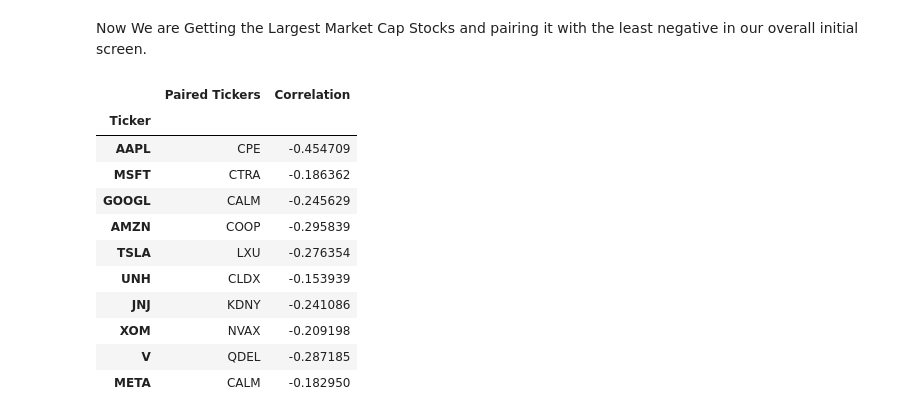
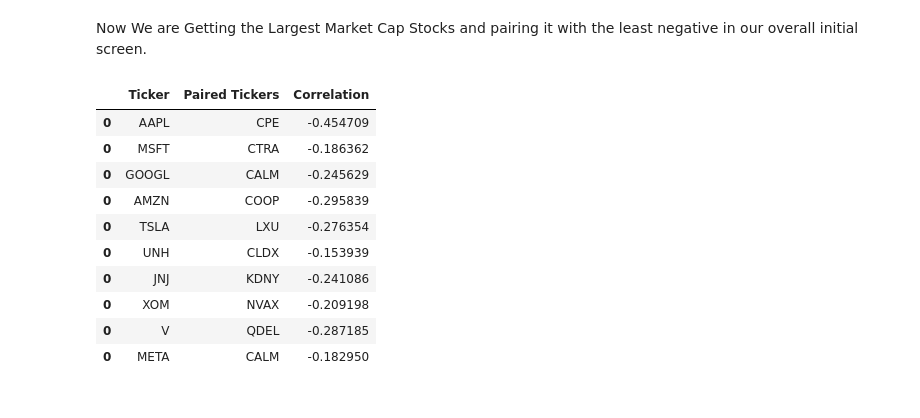
Before and after one commit to ts7even/not_ltcm, a Jupyter notebook: not_ltcm.ipynb, the cells around one changed output. Saved outputs shown, nothing was run; the diff lists cells and outputs as text; code cells hidden in the pictures.

```diff
--- a/not_ltcm.ipynb
+++ b/not_ltcm.ipynb
@@ -238,22 +225,21 @@ Now We are Getting the Largest Market Cap Stocks and pairing it with the least n
 # %%
 lowest_correlation = pd.DataFrame()
 for ticker in ticker_list_of_largest_market_cap:
     lowest_correlation = pd.concat([lowest_correlation,
      pd.DataFrame({'Ticker': [ticker], 'Paired Tickers': [correlation_of_log_returns[ticker].nsmallest(2).index[1]],
      'Correlation': [correlation_of_log_returns[ticker].nsmallest(2)[1]]})])
-lowest_correlation = lowest_correlation.set_index('Ticker')
+large_mkcap_lowest_correlation = lowest_correlation
 average_correlation = lowest_correlation['Correlation'].mean()
-lowest_correlation.head(10)
+large_mkcap_lowest_correlation.head(10)
 # %% [output]
-|  | Paired Tickers | Correlation |
-| Ticker |  |  |
-| AAPL | CPE | -0.454709 |
-| MSFT | CTRA | -0.186362 |
-| GOOGL | CALM | -0.245629 |
-| AMZN | COOP | -0.295839 |
-| TSLA | LXU | -0.276354 |
-| UNH | CLDX | -0.153939 |
-| JNJ | KDNY | -0.241086 |
-| XOM | NVAX | -0.209198 |
-| V | QDEL | -0.287185 |
-| META | CALM | -0.182950 |
+|  | Ticker | Paired Tickers | Correlation |
+| 0 | AAPL | CPE | -0.454709 |
+| 0 | MSFT | CTRA | -0.186362 |
+| 0 | GOOGL | CALM | -0.245629 |
+| 0 | AMZN | COOP | -0.295839 |
+| 0 | TSLA | LXU | -0.276354 |
+| 0 | UNH | CLDX | -0.153939 |
+| 0 | JNJ | KDNY | -0.241086 |
+| 0 | XOM | NVAX | -0.209198 |
+| 0 | V | QDEL | -0.287185 |
+| 0 | META | CALM | -0.182950 |
```
Also changed, not shown: parts of 8 cells of this notebook.
